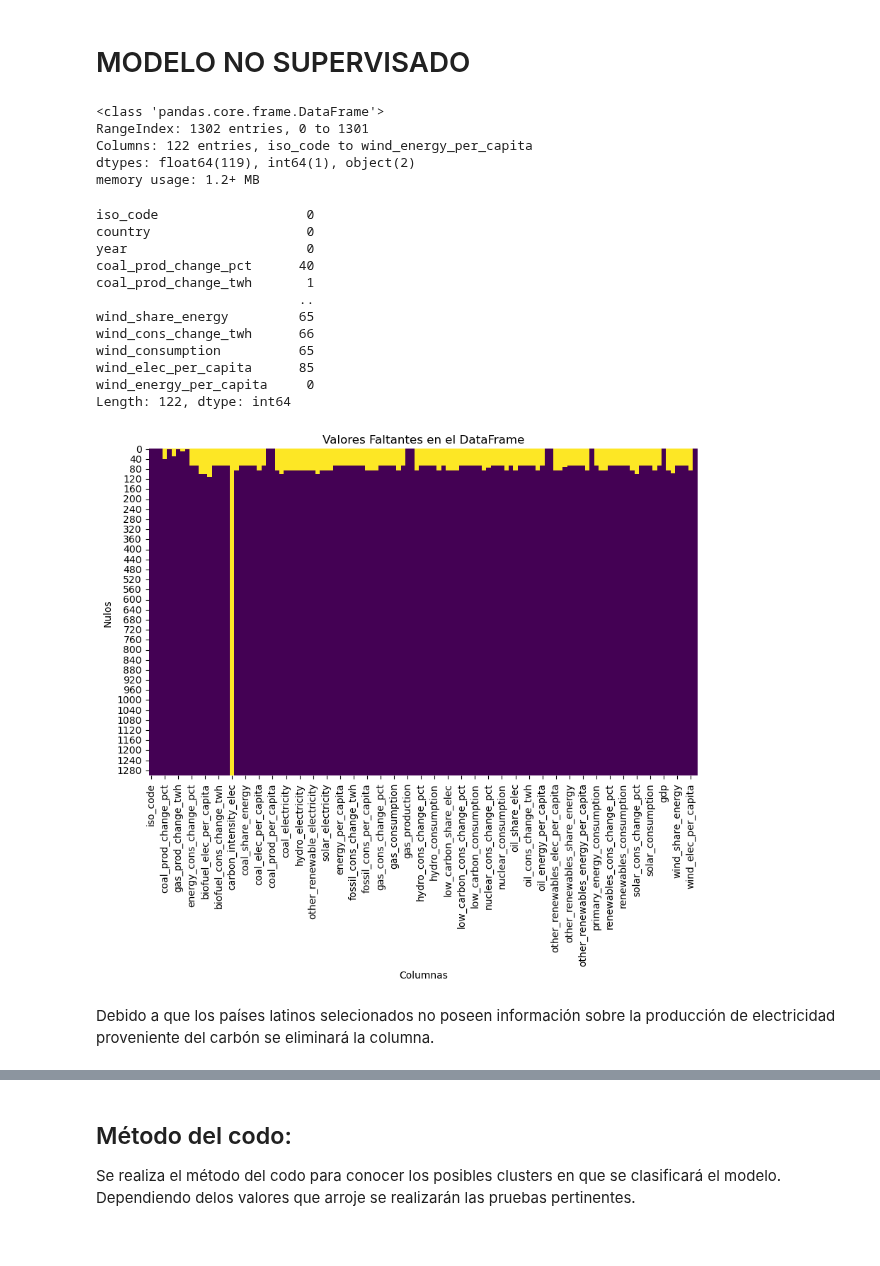
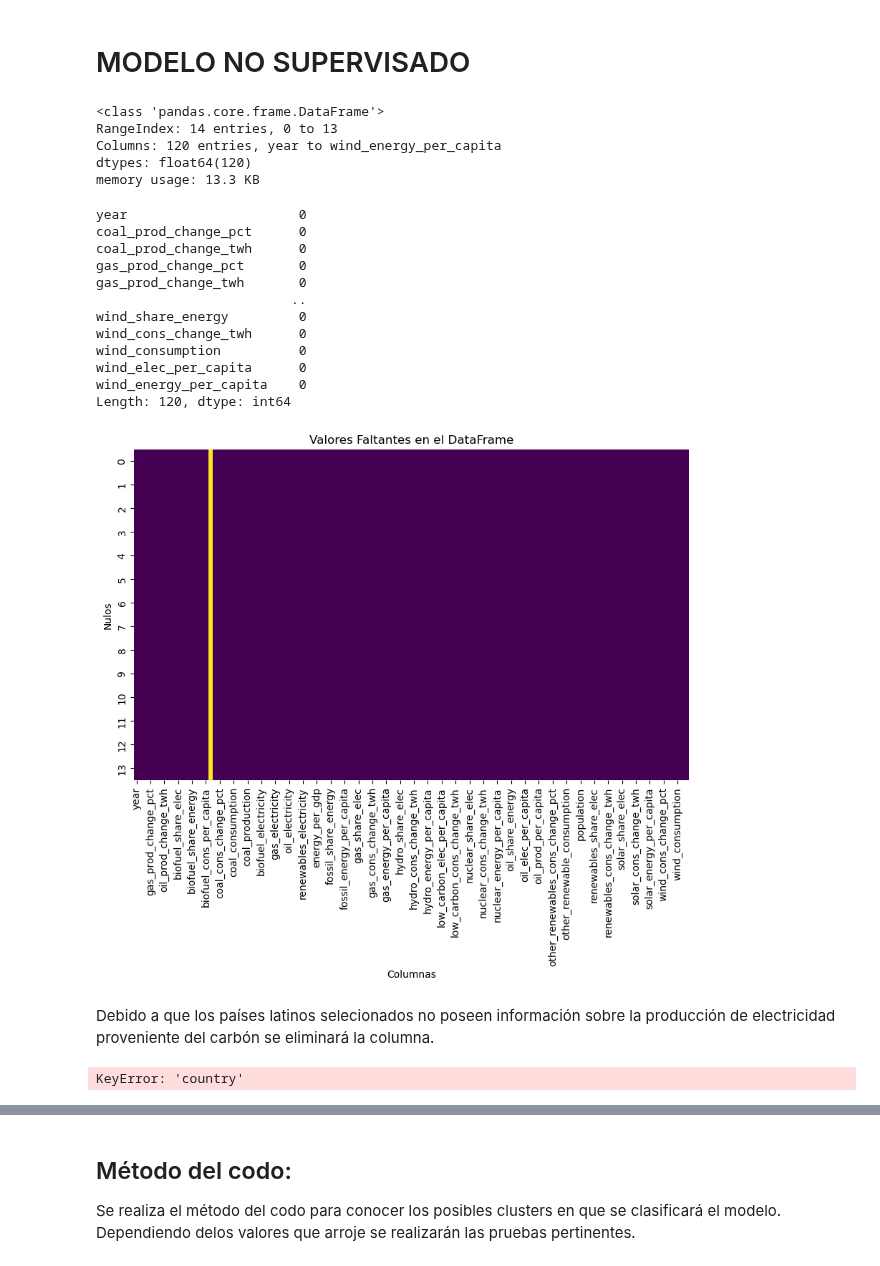
Before and after one commit to L-Ameneiro/EDA-Datasets, a Jupyter notebook: notebooks/MODELO NO SUPERVISADO consumo_energ_mundial.ipynb, the cells around one changed output, grey strips where cells are left out. Drawn from its saved outputs; the diff is of its cells as text; code cells hidden in the pictures.

```diff
--- a/notebooks/MODELO NO SUPERVISADO consumo_energ_mundial.ipynb
+++ b/notebooks/MODELO NO SUPERVISADO consumo_energ_mundial.ipynb
@@ -17,42 +17,42 @@ from sklearn.preprocessing import StandardScaler
 from sklearn.metrics import silhouette_score
 # %%
 # Se carga el data set
-suram1=pd.read_csv(r'..\\datasets\\suram1.csv')
+prom1=pd.read_csv(r'..\\datasets\\prom.csv')
 # %%
 # Se verifica el tipo de dato de cada columna
-suram1. info()
+prom1. info()
 # %% [output]
 <class 'pandas.core.frame.DataFrame'>
-RangeIndex: 1302 entries, 0 to 1301
-Columns: 122 entries, iso_code to wind_energy_per_capita
-dtypes: float64(119), int64(1), object(2)
-memory usage: 1.2+ MB
+RangeIndex: 14 entries, 0 to 13
+Columns: 120 entries, year to wind_energy_per_capita
+dtypes: float64(120)
+memory usage: 13.3 KB
 # %%
 # Se verifica que no hayan valores nulos
-suram1.isna().sum()
+prom1.isna().sum()
 # %% [output]
-iso_code                   0
-country                    0
-year                       0
-coal_prod_change_pct      40
-coal_prod_change_twh       1
-                          ..
-wind_share_energy         65
-wind_cons_change_twh      66
-wind_consumption          65
-wind_elec_per_capita      85
-wind_energy_per_capita     0
-Length: 122, dtype: int64
+year                      0
+coal_prod_change_pct      0
+coal_prod_change_twh      0
+gas_prod_change_pct       0
+gas_prod_change_twh       0
+                         ..
+wind_share_energy         0
+wind_cons_change_twh      0
+wind_consumption          0
+wind_elec_per_capita      0
+wind_energy_per_capita    0
+Length: 120, dtype: int64
 # %%
 # Se visualiza los valores faltantes
 plt.figure(figsize=(10, 6))
-sns.heatmap(suram1.isnull(), cmap='viridis', cbar=False)
+sns.heatmap(prom1.isnull(), cmap='viridis', cbar=False)
 plt.title('Valores Faltantes en el DataFrame')
 plt.xlabel('Columnas')
 plt.ylabel('Nulos')
 plt.show()
 # %% [output]
-[figure, old version]
+[figure, new version]
 # %% [markdown]
 Debido a que los países latinos selecionados no poseen información sobre la producción de electricidad proveniente del carbón se eliminará la columna.
 # %%
@@ -61,6 +61,8 @@ suram1 = suram1.drop('coal_share_elec', axis=1)
 # %%
 # Se realizan códigos para la columna country que posee variables cualitativas
 map_gender = {'Argentina': 1, 'Bolivia':2, 'Brazil':3, 'Chile':4, 'Colombia':5, 'Ecuador':6,'French Guiana':7, 'Guyana':8, 'Paraguay':9, 'Peru':10, 'Suriname':11,'Trinidad and Tobago':12, 'Uruguay':13, 'Venezuela':14}
-suram1['country'] =suram1['country'].replace(map_gender)
+prom11['country'] =prom1['country'].replace(map_gender)
+# %% [output]
+KeyError: 'country'
 # %%
 # Se visualiza el set de datos
```
Also changed, not shown: parts of 25 cells of this notebook, 3 other files.
